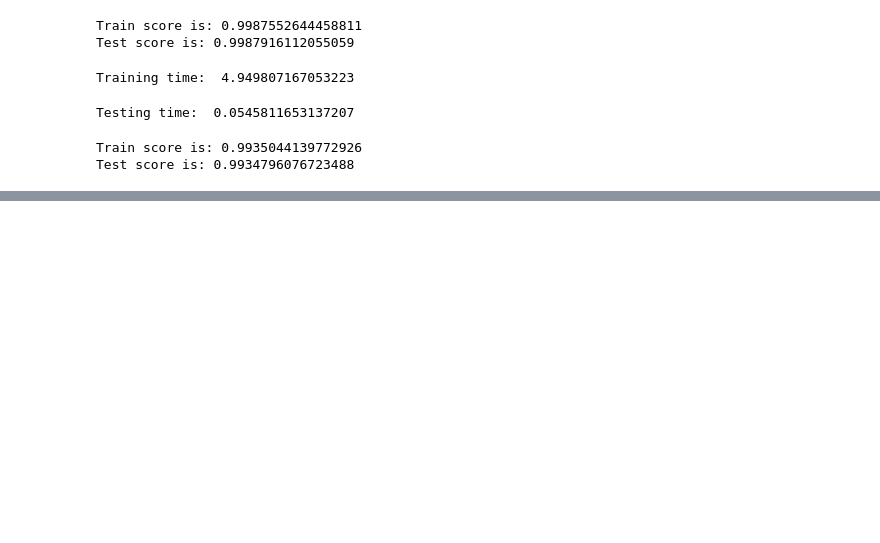
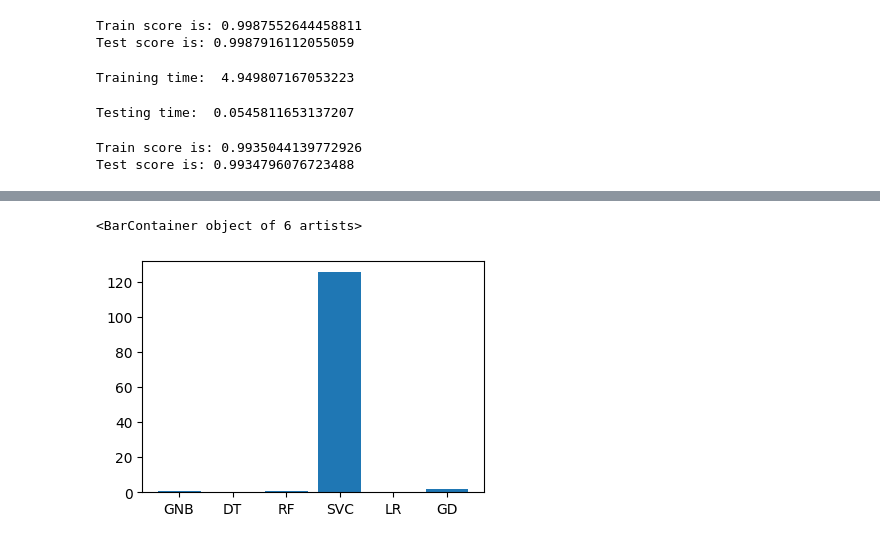
Before and after one commit to ChrisMikhail/Thor-IDS, a Jupyter notebook: main.ipynb, the cells around one changed output, grey strips where cells are left out. Saved outputs shown, nothing was run; the diff lists cells and outputs as text; code cells hidden in the pictures; blank space fills up the shorter version.

```diff
--- a/main.ipynb
+++ b/main.ipynb
@@ -504,0 +547,11 @@ print("Test score is:", clfg.score(X_test, y_test))
+# %%
+# Testing Speed #
+
+names = ['GNB', 'DT', 'RF', 'SVC', 'LR', 'GD']
+values = [0.673, 0.054, 0.850, 125.600, 0.0545, 2.133]
+f = plt.figure(figsize =(15, 3), num = 10)
+plt.subplot(131)
+plt.bar(names, values)
+# %% [output]
+<BarContainer object of 6 artists>
+[figure, added]
```
Also changed, not shown: parts of 8 cells of this notebook.
